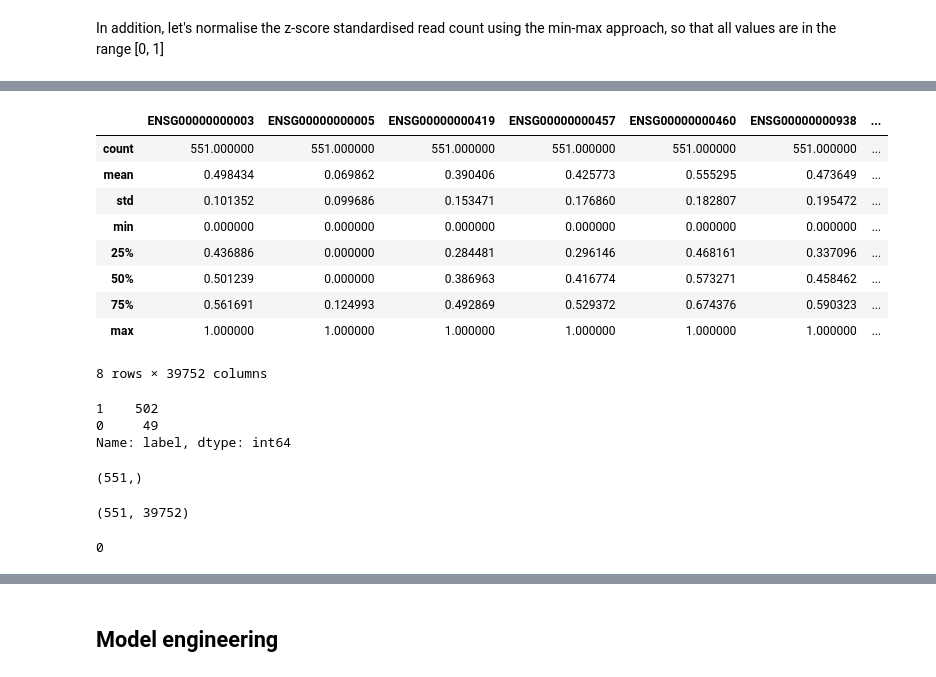
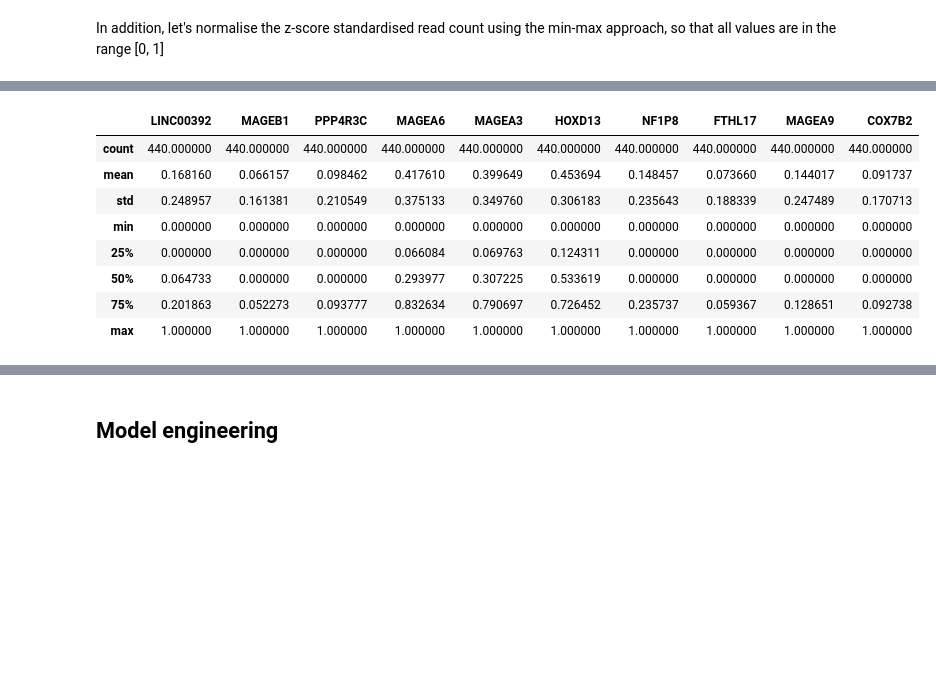
Before and after one commit to FirasSadiyah/TCGA_ML, a Jupyter notebook: 04_MachineLearning.ipynb, the cells around one changed output, grey strips where cells are left out. Cells and saved outputs as stored; diff of their text form; code cells hidden in the pictures; blank space fills up the shorter version.

```diff
--- a/04_MachineLearning.ipynb
+++ b/04_MachineLearning.ipynb
@@ -49,0 +127,6 @@ lusc_data.head(n = 2)
+# %%
+# let's subset the feature matrix to keep only top 10 ranked genes
+features_genes10 = features.filter(ranked_genes10['ensembl_gene_id'])
+# rename columns: Ensembl Ids -> RefSeq Ids
+features_genes10.rename(columns = dict(zip(ranked_genes10['ensembl_gene_id'], ranked_genes10['hgnc_symbol'])), inplace= True)
+features_genes10
@@ -49,0 +147,3 @@ lusc_data.head(n = 2)
+# %%
+# let's split the dataset into training and testing sets
+X_train, X_test, y_train, y_test = train_test_split(features_genes10, labels, test_size = 0.20, random_state = 2)
@@ -52,5 +161,5 @@ Variables measured at differnet scales do not contribute equally to model fittin
 # %%
 # let's use `StandardScaler()` to z-score normalise each feature (column) individually.
-lusc_data_zstd = pd.DataFrame(data    = StandardScaler().fit_transform(lusc_data.iloc[:, :-1]),
-                              index   = lusc_data.index,
-                              columns = list(lusc_data.columns[:-1])).join(lusc_data['label']) # or lusc_data.iloc[:,-1:]
+std_scaler = StandardScaler()
+std_X_train = pd.DataFrame(std_scaler.fit_transform(X_train), columns = X_train.columns)
+std_X_train
@@ -87,6 +181,6 @@ lusc_data_zstd.describe()
 In addition, let's normalise the z-score standardised read count using the min-max approach, so that all values are in the range [0, 1]
 # %%
 # let's use `MinMaxScaler()` to Min-Max -> range[0,1] normalise each feature (column)
-lusc_data_zstd_mm = pd.DataFrame(data    = MinMaxScaler().fit_transform(lusc_data_zstd.iloc[:, :-1]),
-                            index   = lusc_data_zstd.index,
-                            columns = list(lusc_data_zstd.columns[:-1])).join(lusc_data_zstd['label']) # or lusc_data_zstd.iloc[:,-1:]
+minmax_scaler = MinMaxScaler()
+std_mm_X_train = pd.DataFrame(minmax_scaler.fit_transform(std_X_train), columns = std_X_train.columns)
+std_mm_X_train
@@ -100,13 +201,12 @@ lusc_data_zstd_mm.head(n = 2)
 # %%
-lusc_data_zstd_mm.describe()
+std_mm_X_train.describe()
 # %% [output]
-|  | ENSG00000000003 | ENSG00000000005 | ENSG00000000419 | ENSG00000000457 | ENSG00000000460 | ENSG00000000938 | ... |
-| count | 551.000000 | 551.000000 | 551.000000 | 551.000000 | 551.000000 | 551.000000 | ... |
-| mean | 0.498434 | 0.069862 | 0.390406 | 0.425773 | 0.555295 | 0.473649 | ... |
-| std | 0.101352 | 0.099686 | 0.153471 | 0.176860 | 0.182807 | 0.195472 | ... |
-| min | 0.000000 | 0.000000 | 0.000000 | 0.000000 | 0.000000 | 0.000000 | ... |
-| 25% | 0.436886 | 0.000000 | 0.284481 | 0.296146 | 0.468161 | 0.337096 | ... |
-| 50% | 0.501239 | 0.000000 | 0.386963 | 0.416774 | 0.573271 | 0.458462 | ... |
-| 75% | 0.561691 | 0.124993 | 0.492869 | 0.529372 | 0.674376 | 0.590323 | ... |
-| max | 1.000000 | 1.000000 | 1.000000 | 1.000000 | 1.000000 | 1.000000 | ... |
+|  | LINC00392 | MAGEB1 | PPP4R3C | MAGEA6 | MAGEA3 | HOXD13 | NF1P8 | FTHL17 | MAGEA9 | COX7B2 |
+| count | 440.000000 | 440.000000 | 440.000000 | 440.000000 | 440.000000 | 440.000000 | 440.000000 | 440.000000 | 440.000000 | 440.000000 |
+| mean | 0.168160 | 0.066157 | 0.098462 | 0.417610 | 0.399649 | 0.453694 | 0.148457 | 0.073660 | 0.144017 | 0.091737 |
+| std | 0.248957 | 0.161381 | 0.210549 | 0.375133 | 0.349760 | 0.306183 | 0.235643 | 0.188339 | 0.247489 | 0.170713 |
+| min | 0.000000 | 0.000000 | 0.000000 | 0.000000 | 0.000000 | 0.000000 | 0.000000 | 0.000000 | 0.000000 | 0.000000 |
+| 25% | 0.000000 | 0.000000 | 0.000000 | 0.066084 | 0.069763 | 0.124311 | 0.000000 | 0.000000 | 0.000000 | 0.000000 |
+| 50% | 0.064733 | 0.000000 | 0.000000 | 0.293977 | 0.307225 | 0.533619 | 0.000000 | 0.000000 | 0.000000 | 0.000000 |
+| 75% | 0.201863 | 0.052273 | 0.093777 | 0.832634 | 0.790697 | 0.726452 | 0.235737 | 0.059367 | 0.128651 | 0.092738 |
+| max | 1.000000 | 1.000000 | 1.000000 | 1.000000 | 1.000000 | 1.000000 | 1.000000 | 1.000000 | 1.000000 | 1.000000 |
-8 rows × 39752 columns
@@ -117,23 +212,0 @@ lusc_data_zstd_mm = lusc_data_zstd_mm.replace("TP", 1) # TP (primary tumour) as
-# %%
-# let's check the count of each label type
-print(lusc_data_zstd_mm["label"].value_counts())
-# %% [output]
-1    502
-0     49
-Name: label, dtype: int64
-# %%
-# let's construct the target vector
-labels = np.array(lusc_data_zstd_mm['label'])
-labels.shape
-# %% [output]
-(551,)
-# %%
-# let's construct the feature matrix (by dropping the label column)
-features = lusc_data_zstd_mm.drop('label', axis = 1)
-features.shape
-# %% [output]
-(551, 39752)
-# %%
-features.isnull().sum().sum()
-# %% [output]
-0
```
Also changed, not shown: parts of 35 cells of this notebook.
